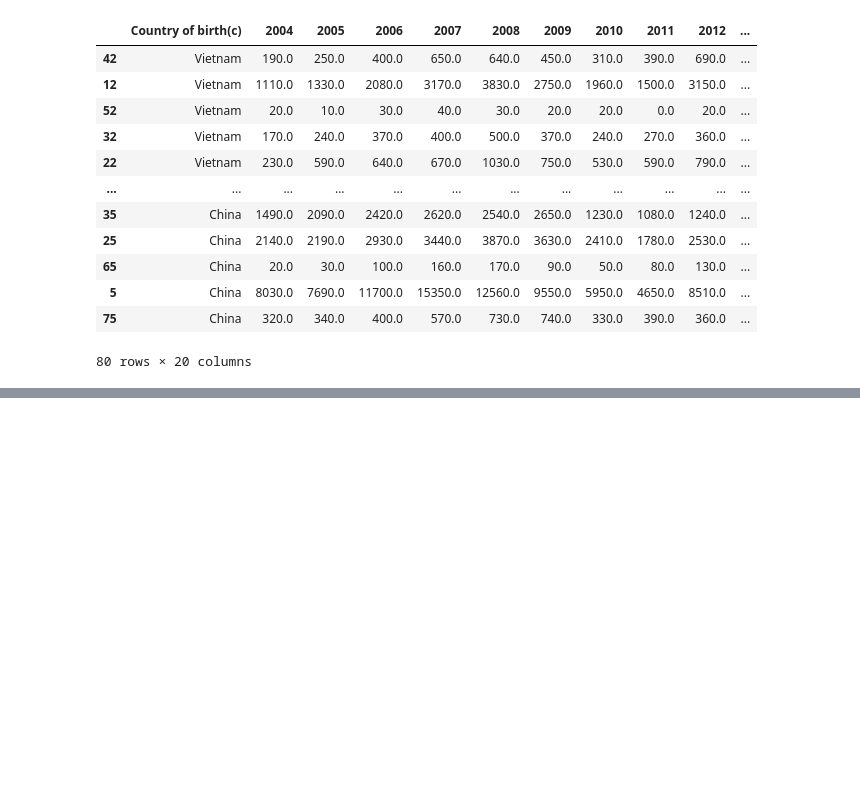
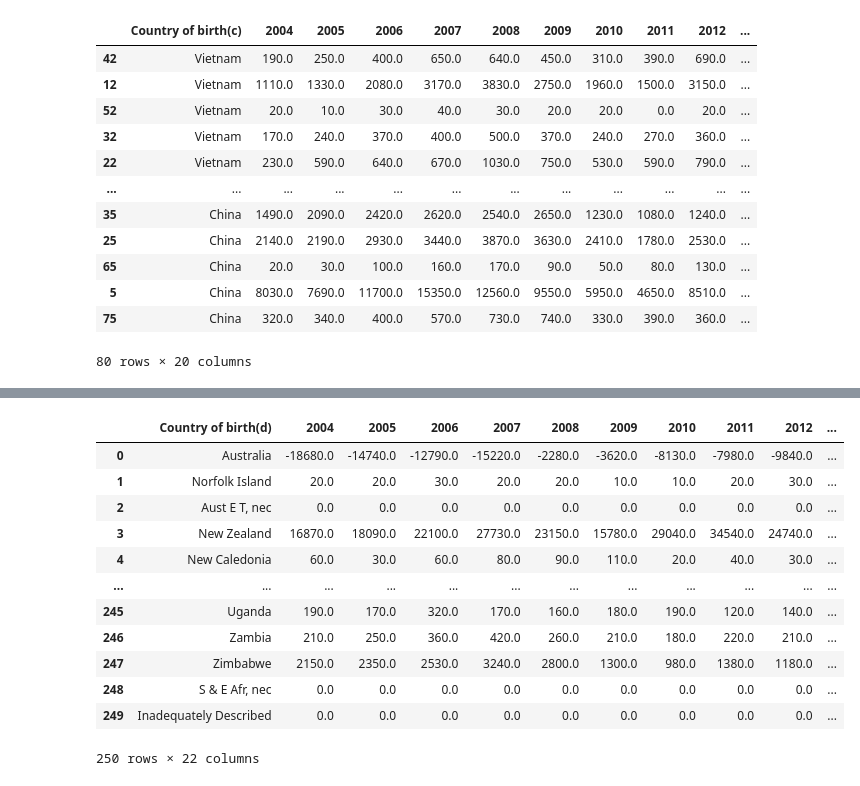
Before and after one commit to checkiejan/Data-Processing, a Jupyter notebook: Sankey.ipynb, the cells around one changed output, grey strips where cells are left out. Cells and saved outputs as stored; diff of their text form; code cells hidden in the pictures; blank space fills up the shorter version.

```diff
--- a/Sankey.ipynb
+++ b/Sankey.ipynb
@@ -226,0 +259,24 @@ t3.to_csv("sankey.csv",index = False)
+# %%
+p1 = ['2004', '2005', '2006','2007','2008','2009']
+p2 = ['2010', '2011','2012','2013','2014','2015']
+p3 = ['2016', '2017','2018','2019','2020',"2021"]
+# sum specific columns
+s1['Sum1'] = s1[p1].sum(axis=1)
+s1['Sum2'] = s1[p2].sum(axis=1)
+s1['Sum3'] = s1[p3].sum(axis=1)
+# %%
+s1
+# %% [output]
+|  | Country of birth(d) | 2004 | 2005 | 2006 | 2007 | 2008 | 2009 | 2010 | 2011 | 2012 | ... |
+| 0 | Australia | -18680.0 | -14740.0 | -12790.0 | -15220.0 | -2280.0 | -3620.0 | -8130.0 | -7980.0 | -9840.0 | ... |
+| 1 | Norfolk Island | 20.0 | 20.0 | 30.0 | 20.0 | 20.0 | 10.0 | 10.0 | 20.0 | 30.0 | ... |
+| 2 | Aust E T, nec | 0.0 | 0.0 | 0.0 | 0.0 | 0.0 | 0.0 | 0.0 | 0.0 | 0.0 | ... |
+| 3 | New Zealand | 16870.0 | 18090.0 | 22100.0 | 27730.0 | 23150.0 | 15780.0 | 29040.0 | 34540.0 | 24740.0 | ... |
+| 4 | New Caledonia | 60.0 | 30.0 | 60.0 | 80.0 | 90.0 | 110.0 | 20.0 | 40.0 | 30.0 | ... |
+| ... | ... | ... | ... | ... | ... | ... | ... | ... | ... | ... | ... |
+| 245 | Uganda | 190.0 | 170.0 | 320.0 | 170.0 | 160.0 | 180.0 | 190.0 | 120.0 | 140.0 | ... |
+| 246 | Zambia | 210.0 | 250.0 | 360.0 | 420.0 | 260.0 | 210.0 | 180.0 | 220.0 | 210.0 | ... |
+| 247 | Zimbabwe | 2150.0 | 2350.0 | 2530.0 | 3240.0 | 2800.0 | 1300.0 | 980.0 | 1380.0 | 1180.0 | ... |
+| 248 | S & E Afr, nec | 0.0 | 0.0 | 0.0 | 0.0 | 0.0 | 0.0 | 0.0 | 0.0 | 0.0 | ... |
+| 249 | Inadequately Described | 0.0 | 0.0 | 0.0 | 0.0 | 0.0 | 0.0 | 0.0 | 0.0 | 0.0 | ... |
+250 rows × 22 columns
```
Also changed, not shown: parts of 22 cells of this notebook, 16 other files.
